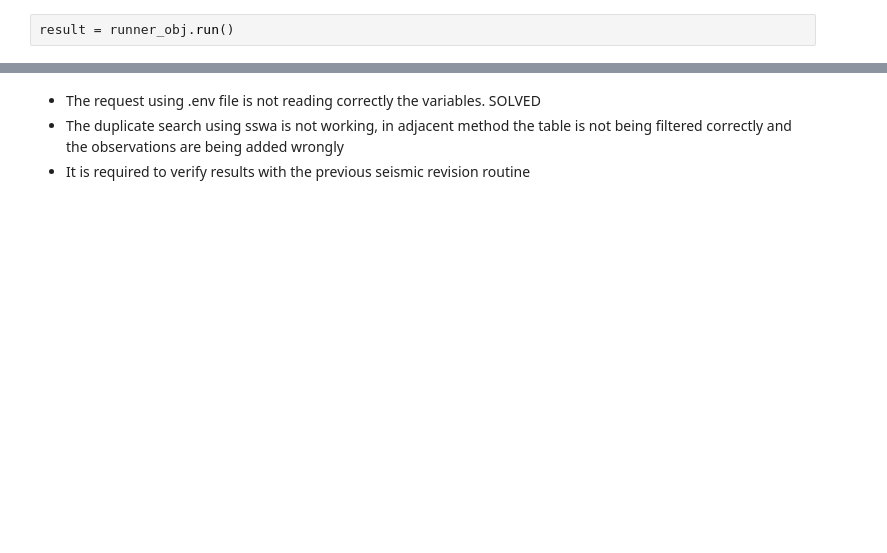
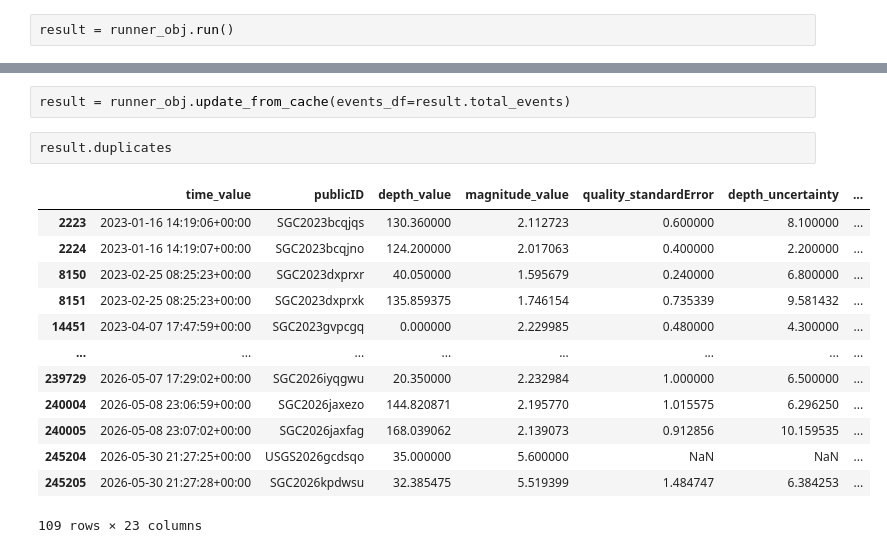
Before and after one commit to KenethGarcia/Revision_Sismicidad_SGC, a Jupyter notebook: notebooks/Package_Tests.ipynb, the cells around one changed output, grey strips where cells are left out. Saved outputs shown, nothing was run; the diff lists cells and outputs as text; blank space fills up the shorter version.

```diff
--- a/notebooks/Package_Tests.ipynb
+++ b/notebooks/Package_Tests.ipynb
@@ -56,4 +105,18 @@ result.output
-# %% [markdown]
-- The request using .env file is not reading correctly the variables. SOLVED
-- The duplicate search using sswa is not working, in adjacent method the table is not being filtered correctly and the observations are being added wrongly
-- It is required to verify results with the previous seismic revision routine
+# %%
+result = runner_obj.update_from_cache(events_df=result.total_events)
+# %%
+result.duplicates
+# %% [output]
+|  | time_value | publicID | depth_value | magnitude_value | quality_standardError | depth_uncertainty | ... |
+| 2223 | 2023-01-16 14:19:06+00:00 | SGC2023bcqjqs | 130.360000 | 2.112723 | 0.600000 | 8.100000 | ... |
+| 2224 | 2023-01-16 14:19:07+00:00 | SGC2023bcqjno | 124.200000 | 2.017063 | 0.400000 | 2.200000 | ... |
+| 8150 | 2023-02-25 08:25:23+00:00 | SGC2023dxprxr | 40.050000 | 1.595679 | 0.240000 | 6.800000 | ... |
+| 8151 | 2023-02-25 08:25:23+00:00 | SGC2023dxprxk | 135.859375 | 1.746154 | 0.735339 | 9.581432 | ... |
+| 14451 | 2023-04-07 17:47:59+00:00 | SGC2023gvpcgq | 0.000000 | 2.229985 | 0.480000 | 4.300000 | ... |
+| ... | ... | ... | ... | ... | ... | ... | ... |
+| 239729 | 2026-05-07 17:29:02+00:00 | SGC2026iyqgwu | 20.350000 | 2.232984 | 1.000000 | 6.500000 | ... |
+| 240004 | 2026-05-08 23:06:59+00:00 | SGC2026jaxezo | 144.820871 | 2.195770 | 1.015575 | 6.296250 | ... |
+| 240005 | 2026-05-08 23:07:02+00:00 | SGC2026jaxfag | 168.039062 | 2.139073 | 0.912856 | 10.159535 | ... |
+| 245204 | 2026-05-30 21:27:25+00:00 | USGS2026gcdsqo | 35.000000 | 5.600000 | NaN | NaN | ... |
+| 245205 | 2026-05-30 21:27:28+00:00 | SGC2026kpdwsu | 32.385475 | 5.519399 | 1.484747 | 6.384253 | ... |
+109 rows × 23 columns
```
Also changed, not shown: parts of 7 cells of this notebook.
